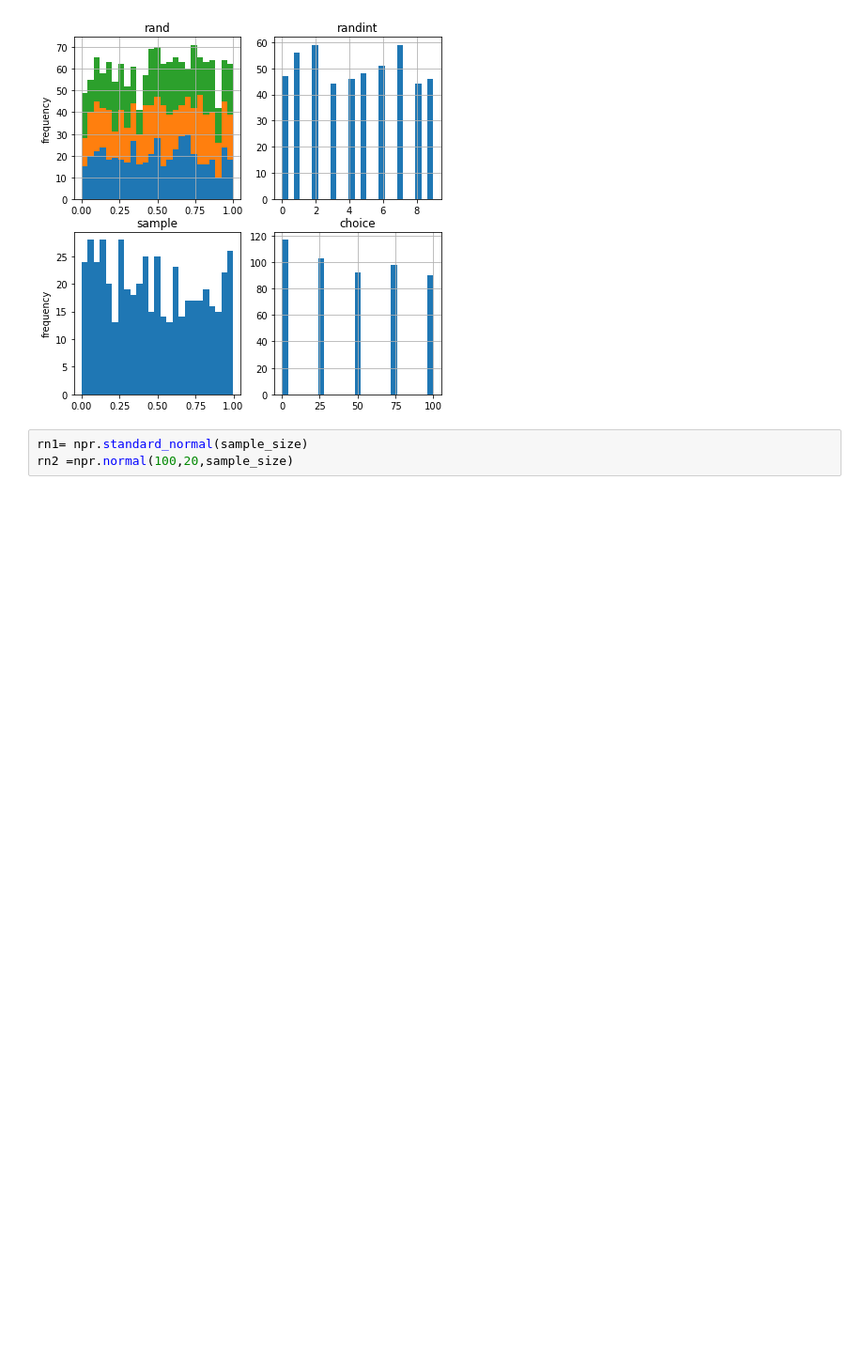
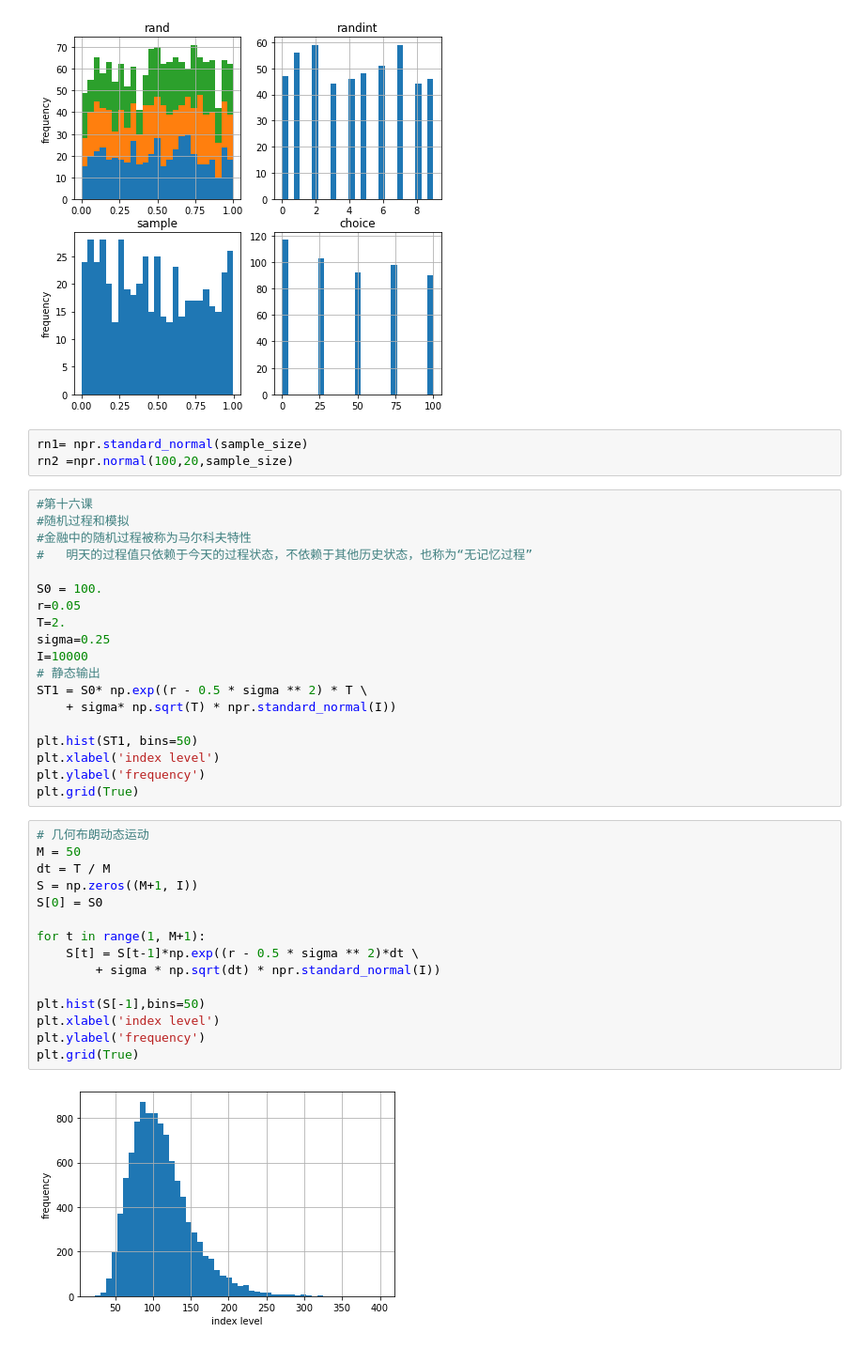
Before and after one commit to ggwhsd/PythonPractice, a Jupyter notebook: QuantPractice/金融python学习.ipynb, the cells around one changed output. Shown at 94% size. Drawn from its saved outputs; the diff is of its cells as text; blank space fills up the shorter version.

```diff
--- a/QuantPractice/金融python学习.ipynb
+++ b/QuantPractice/金融python学习.ipynb
@@ -764,3 +765,39 @@ ax4.grid(True)
 # %%
 rn1= npr.standard_normal(sample_size)
 rn2 =npr.normal(100,20,sample_size)
+# %%
+#第十六课
+#随机过程和模拟
+#金融中的随机过程被称为马尔科夫特性
+#   明天的过程值只依赖于今天的过程状态，不依赖于其他历史状态，也称为“无记忆过程”
+
+S0 = 100.
+r=0.05
+T=2.
+sigma=0.25
+I=10000
+# 静态输出
+ST1 = S0* np.exp((r - 0.5 * sigma ** 2) * T \
+    + sigma* np.sqrt(T) * npr.standard_normal(I))
+
+plt.hist(ST1, bins=50)
+plt.xlabel('index level')
+plt.ylabel('frequency')
+plt.grid(True)
+# %%
+# 几何布朗动态运动
+M = 50
+dt = T / M
+S = np.zeros((M+1, I))
+S[0] = S0
+
+for t in range(1, M+1):
+    S[t] = S[t-1]*np.exp((r - 0.5 * sigma ** 2)*dt \
+        + sigma * np.sqrt(dt) * npr.standard_normal(I))
+
+plt.hist(S[-1],bins=50)
+plt.xlabel('index level')
+plt.ylabel('frequency')
+plt.grid(True)
+# %% [output]
+[figure, added]
```
Also changed, not shown: parts of 14 cells of this notebook.
